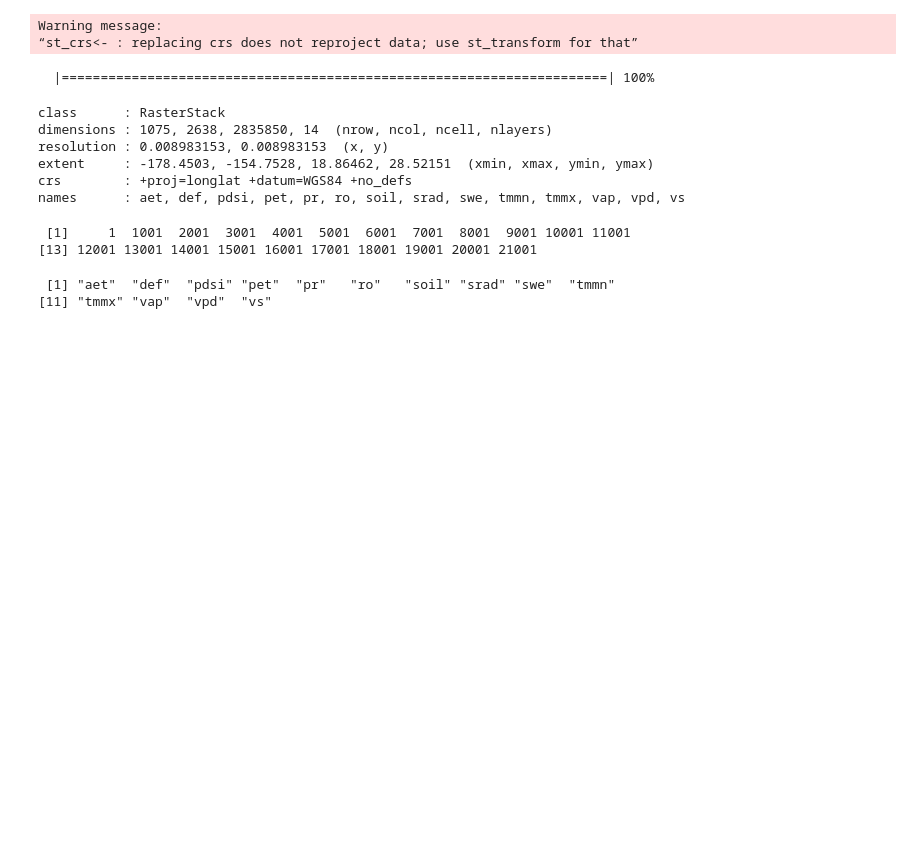
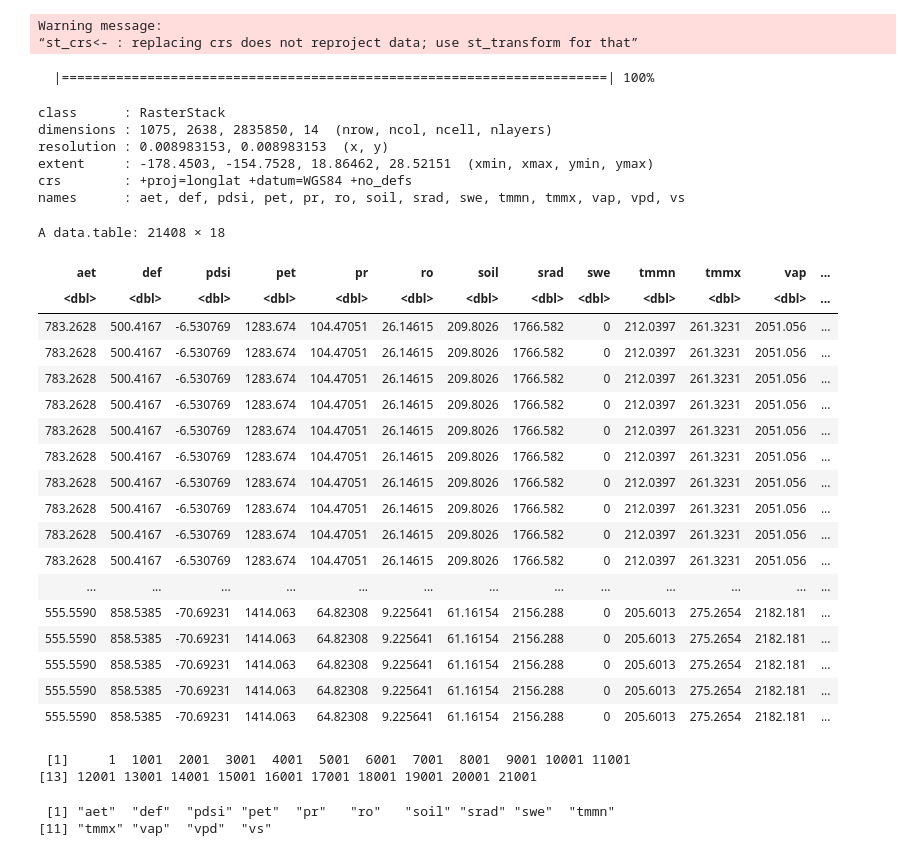
Before and after one commit to hayleypc/HawaiiClimate, a Jupyter notebook: HI_MAP_MATxSH.ipynb, the cells around one changed output. Drawn from its saved outputs; the diff is of its cells as text; code cells hidden in the pictures; blank space fills up the shorter version.

```diff
--- a/HI_MAP_MATxSH.ipynb
+++ b/HI_MAP_MATxSH.ipynb
@@ -125,0 +134,31 @@ norm_soilHealth_dt <- names(climate_dt) %>%
+# %%
+dist_dt <-
+1:nrow(dist_matrix) %>%
+  lapply(function(x){
+  data.table(id = which.min(dist_matrix[x,]),min=min(dist_matrix[x,]),mean=mean(dist_matrix[x,]))
+  # dist_matrix[x]
+  }) %>% rbindlist
+# %%
+summary_dt <- data.table(climate_dt,dist_dt)
+# %%
+summary_dt
+# %% [output]
+A data.table: 21408 × 18
+| aet | def | pdsi | pet | pr | ro | soil | srad | swe | tmmn | tmmx | vap | ... |
+| <dbl> | <dbl> | <dbl> | <dbl> | <dbl> | <dbl> | <dbl> | <dbl> | <dbl> | <dbl> | <dbl> | <dbl> | ... |
+| 783.2628 | 500.4167 | -6.530769 | 1283.674 | 104.47051 | 26.14615 | 209.8026 | 1766.582 | 0 | 212.0397 | 261.3231 | 2051.056 | ... |
+| 783.2628 | 500.4167 | -6.530769 | 1283.674 | 104.47051 | 26.14615 | 209.8026 | 1766.582 | 0 | 212.0397 | 261.3231 | 2051.056 | ... |
+| 783.2628 | 500.4167 | -6.530769 | 1283.674 | 104.47051 | 26.14615 | 209.8026 | 1766.582 | 0 | 212.0397 | 261.3231 | 2051.056 | ... |
+| 783.2628 | 500.4167 | -6.530769 | 1283.674 | 104.47051 | 26.14615 | 209.8026 | 1766.582 | 0 | 212.0397 | 261.3231 | 2051.056 | ... |
+| 783.2628 | 500.4167 | -6.530769 | 1283.674 | 104.47051 | 26.14615 | 209.8026 | 1766.582 | 0 | 212.0397 | 261.3231 | 2051.056 | ... |
+| 783.2628 | 500.4167 | -6.530769 | 1283.674 | 104.47051 | 26.14615 | 209.8026 | 1766.582 | 0 | 212.0397 | 261.3231 | 2051.056 | ... |
+| 783.2628 | 500.4167 | -6.530769 | 1283.674 | 104.47051 | 26.14615 | 209.8026 | 1766.582 | 0 | 212.0397 | 261.3231 | 2051.056 | ... |
+| 783.2628 | 500.4167 | -6.530769 | 1283.674 | 104.47051 | 26.14615 | 209.8026 | 1766.582 | 0 | 212.0397 | 261.3231 | 2051.056 | ... |
+| 783.2628 | 500.4167 | -6.530769 | 1283.674 | 104.47051 | 26.14615 | 209.8026 | 1766.582 | 0 | 212.0397 | 261.3231 | 2051.056 | ... |
+| 783.2628 | 500.4167 | -6.530769 | 1283.674 | 104.47051 | 26.14615 | 209.8026 | 1766.582 | 0 | 212.0397 | 261.3231 | 2051.056 | ... |
+| ... | ... | ... | ... | ... | ... | ... | ... | ... | ... | ... | ... | ... |
+| 555.5590 | 858.5385 | -70.69231 | 1414.063 | 64.82308 | 9.225641 | 61.16154 | 2156.288 | 0 | 205.6013 | 275.2654 | 2182.181 | ... |
+| 555.5590 | 858.5385 | -70.69231 | 1414.063 | 64.82308 | 9.225641 | 61.16154 | 2156.288 | 0 | 205.6013 | 275.2654 | 2182.181 | ... |
+| 555.5590 | 858.5385 | -70.69231 | 1414.063 | 64.82308 | 9.225641 | 61.16154 | 2156.288 | 0 | 205.6013 | 275.2654 | 2182.181 | ... |
+| 555.5590 | 858.5385 | -70.69231 | 1414.063 | 64.82308 | 9.225641 | 61.16154 | 2156.288 | 0 | 205.6013 | 275.2654 | 2182.181 | ... |
+| 555.5590 | 858.5385 | -70.69231 | 1414.063 | 64.82308 | 9.225641 | 61.16154 | 2156.288 | 0 | 205.6013 | 275.2654 | 2182.181 | ... |
```
Also changed, not shown: parts of 13 cells of this notebook.
